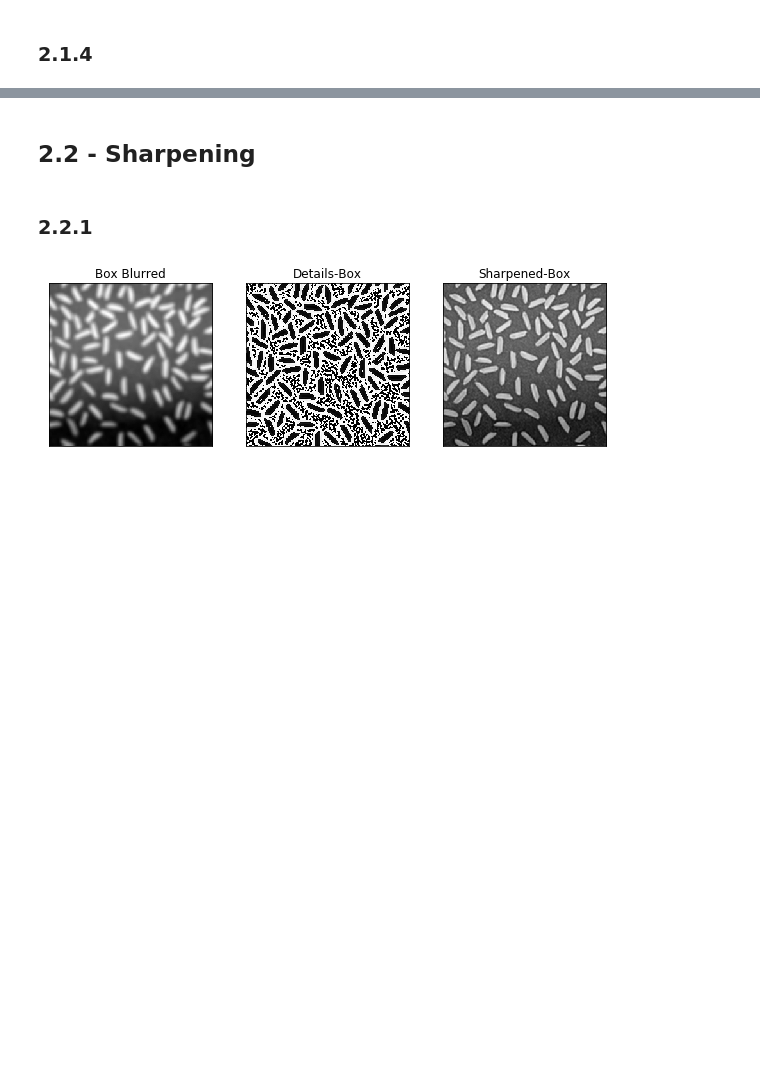
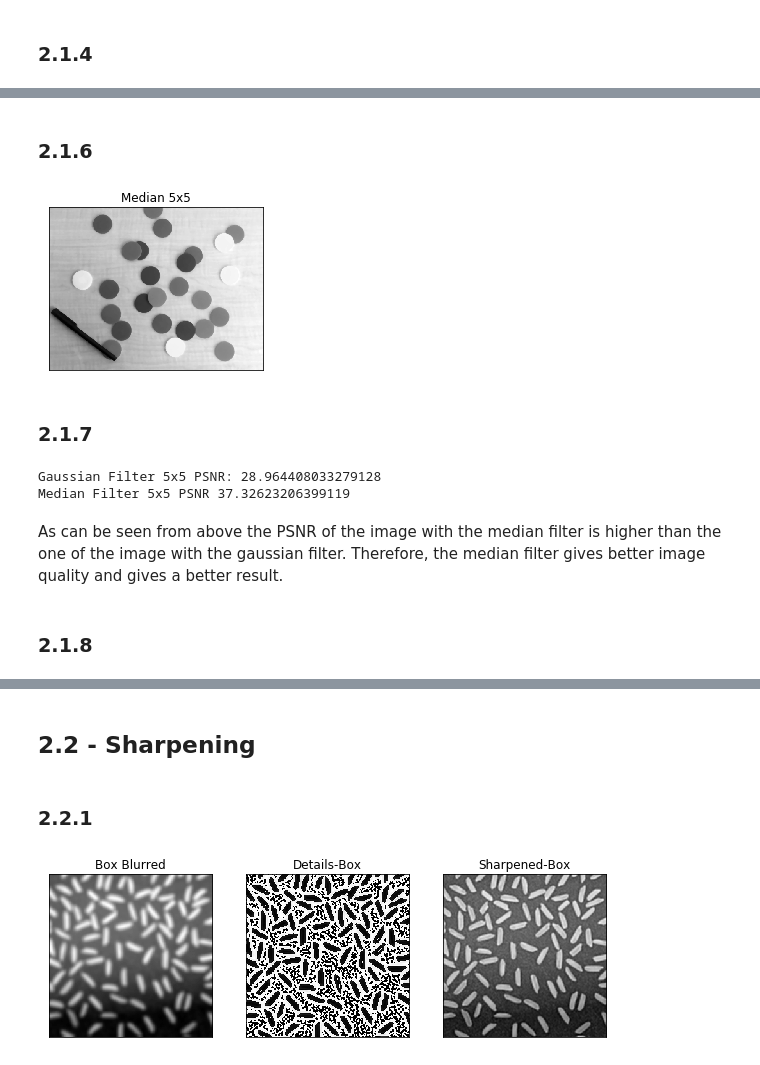
Before and after one commit to Patrick-Erath/OpenCV, a Jupyter notebook: Assignment1/Assignment1_PatrickErath_260719203.ipynb, the cells around one changed output, grey strips where cells are left out. Drawn from its saved outputs; the diff is of its cells as text; code cells hidden in the pictures; blank space fills up the shorter version.

```diff
--- a/Assignment1/Assignment1.ipynb
+++ b/Assignment1/Assignment1_PatrickErath_260719203.ipynb
@@ -187,0 +197,23 @@ It can also be seen qualitatively that the overall image quality decreases, none
+# %% [markdown]
+### 2.1.6
+# %%
+img_filt2 = cv2.medianBlur(img_noisy, 5)
+
+plt.figure(figsize=(10, 3))
+plt.imshow(img_filt2, cmap='gray')
+plt.title("Median 5x5"), plt.xticks([]), plt.yticks([])
+plt.show()
+# %% [output]
+[figure, added]
+# %% [markdown]
+### 2.1.7
+# %%
+print("Gaussian Filter 5x5 PSNR:",cv2.PSNR(img_clean, img_filt))
+print("Median Filter 5x5 PSNR",cv2.PSNR(img_clean, img_filt2))
+# %% [output]
+Gaussian Filter 5x5 PSNR: 28.964408033279128
+Median Filter 5x5 PSNR 37.32623206399119
+# %% [markdown]
+As can be seen from above the PSNR of the image with the median filter is higher than the one of the image with the gaussian filter. Therefore, the median filter gives better image quality and gives a better result.
+# %% [markdown]
+### 2.1.8
```
Also changed, not shown: parts of 45 cells of this notebook, 2 other files.
